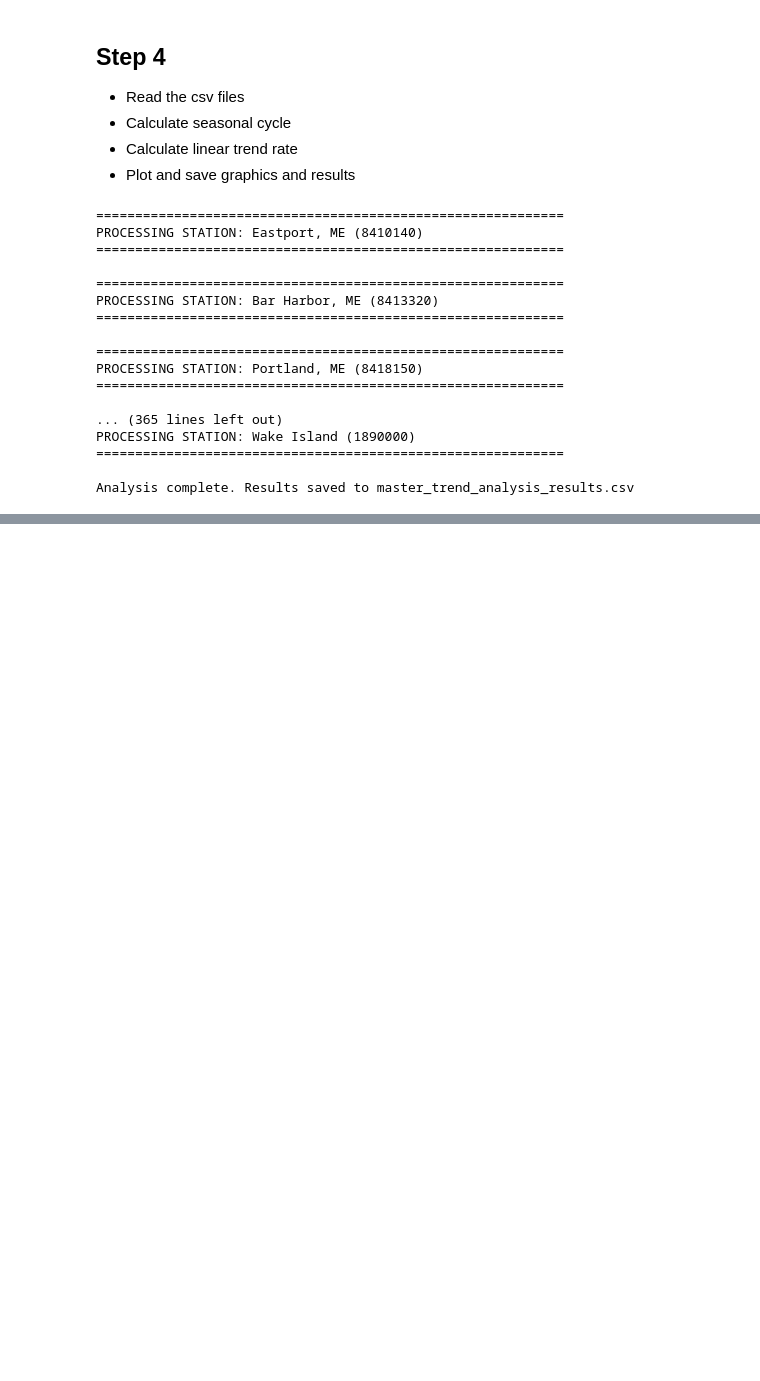
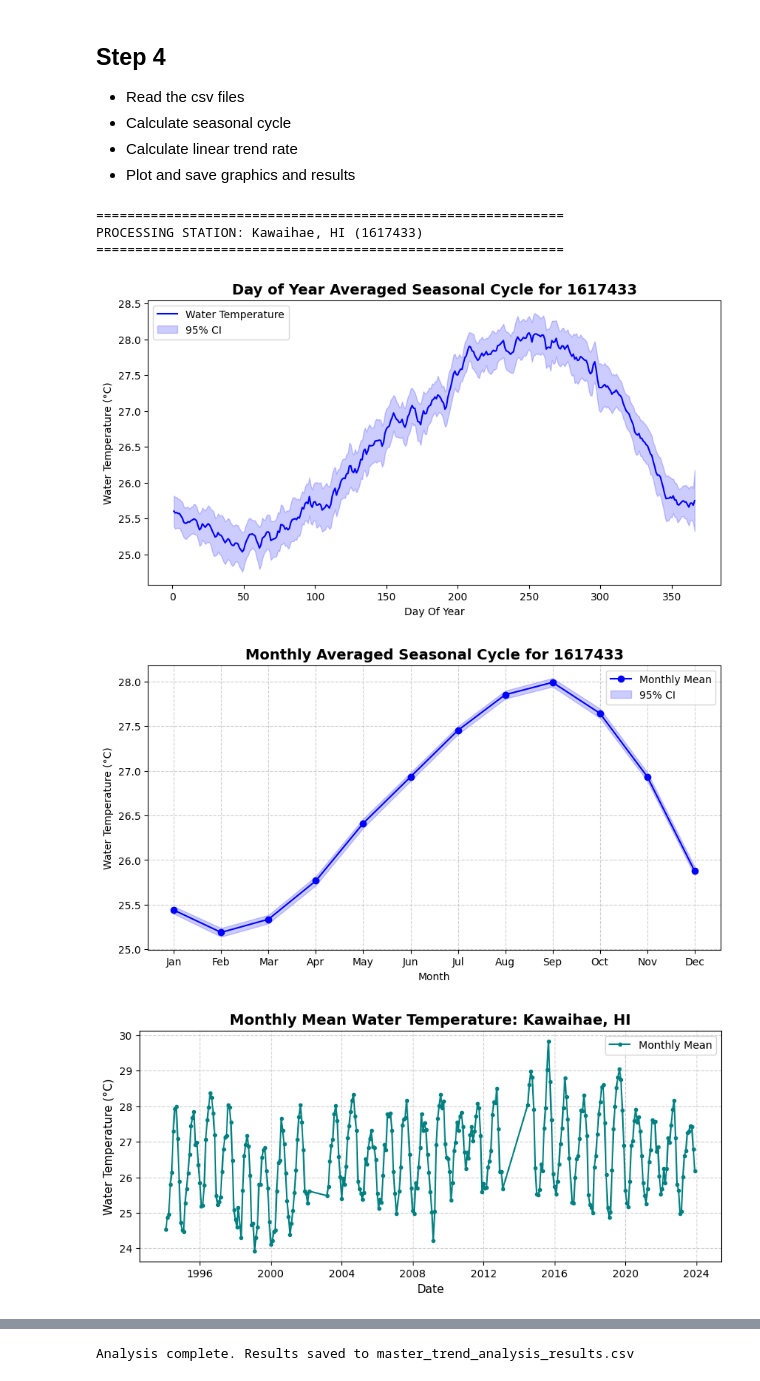
Before and after one commit to NOAA-CO-OPS/coastal-water-temperature, a Jupyter notebook: Seasonality and Trends Publication/Coastal_temp_seasonality_trend_viewer.ipynb, the cells around one changed output, grey strips where cells are left out. Saved outputs shown, nothing was run; the diff lists cells and outputs as text; code cells hidden in the pictures; blank space fills up the shorter version.

```diff
--- a/Seasonality and Trends Publication/Coastal_temp_seasonality_trend_viewer.ipynb
+++ b/Seasonality and Trends Publication/Coastal_temp_seasonality_trend_viewer.ipynb
@@ -114,7 +114,7 @@ print(f"Files unzipped to {extract_to}")
 # %% [output]
 Files unzipped to c:\Users\bailey.armos\projects\Temp_project\report_notebooks\dev_coastal-water-temperature\Seasonality and Trends Publication
 # %%
-stationsClim = pd.read_excel('Station list and inventory.xlsx', sheet_name='Data')
+stationsClim = pd.read_excel('Metadata and Results/Station list and inventory.xlsx', sheet_name='Data')
 stationsClim['deploy_dt'] = pd.to_datetime(stationsClim['deploy_date'])
 stationsClim['end_dt'] = pd.to_datetime(stationsClim['end_date'])
 
@@ -377,8 +376,8 @@ def notebook_trend_analysis(df_monthly, station_id, display_name):
 # @title Plot and save the graphics
 
 # --- Execution ---
-daily_df = pd.read_csv('MASTER_daily_clean_water_temp.csv')
-monthly_df = pd.read_csv('MASTER_monthly_mean_water_temp.csv')
+daily_df = pd.read_csv('Metadata and Results/MASTER_daily_clean_water_temp.csv')
+monthly_df = pd.read_csv('Metadata and Results/MASTER_monthly_mean_water_temp.csv')
 
 if station_choice == 'single':
     stations_to_process = stationsClim[stationsClim['station_id'].astype(str) == str(station_selection)]
@@ -402,45 +401,34 @@ for i in stations_to_process.index:
         print(f"DOY Seasonal Plot Error: {e}")
 
     # 2. Monthly Climatology Plot (Line)
     try:
         monthly_climatology_plot(daily_df, sid)
     except Exception as e:
         print(f"Monthly Climatology Plot Error: {e}")
 
     # 3. Time Series Plot
     try:
         plot_monthly_timeseries(monthly_df, sid, sname)
     except Exception as e:
         print(f"Monthly Timeseries Plot Error: {e}")
     # 4. Trend Analysis
     try:
         stats = notebook_trend_analysis(monthly_df, sid, sname)
         if stats is not None:
             stats['ID'] = sid
             stats['Name'] = sname
             results_list.append(stats)
     except Exception as e:
         print(f"Trend Analysis Error: {e}")
 
 # Save the final results
 if results_list:
     pd.DataFrame(results_list).to_csv("master_trend_analysis_results.csv", index=False)
     print(f"\nAnalysis complete. Results saved to master_trend_analysis_results.csv")
 # %% [output]
 ============================================================
-PROCESSING STATION: Eastport, ME (8410140)
+PROCESSING STATION: Kawaihae, HI (1617433)
 ============================================================
-
-============================================================
-PROCESSING STATION: Bar Harbor, ME (8413320)
-============================================================
-
-============================================================
-PROCESSING STATION: Portland, ME (8418150)
-============================================================
-
-... (365 lines left out)
-PROCESSING STATION: Wake Island (1890000)
-============================================================
-
-Analysis complete. Results saved to master_trend_analysis_results.csv
+[figure, added]
+[figure, added]
+[figure, added]
@@ -447,3 +436,4 @@ Analysis complete. Results saved to master_trend_analysis_results.csv
+Analysis complete. Results saved to master_trend_analysis_results.csv
 # %% [markdown]
 ## **Conclusions**
 
```
Also changed, not shown: parts of 5 cells of this notebook, 1 other file.
